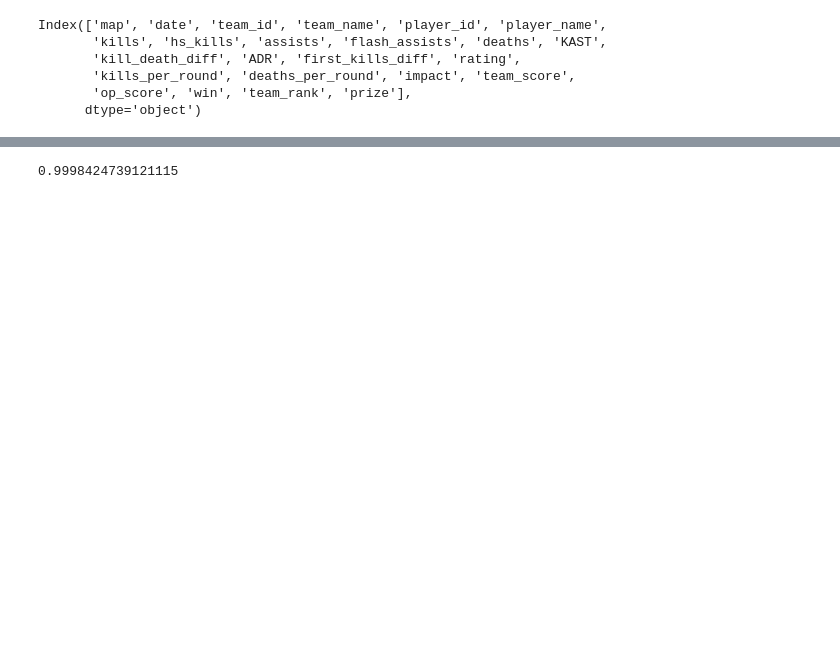
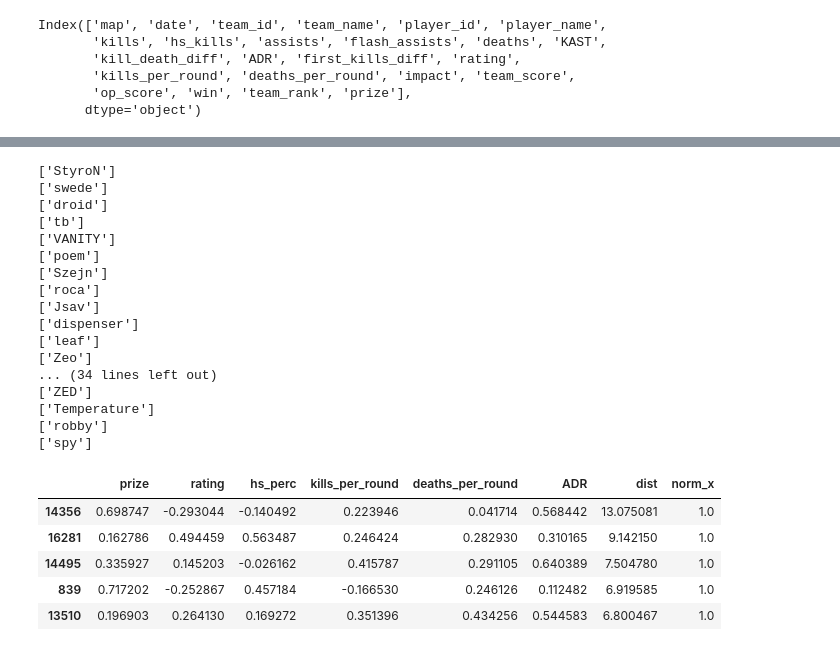
Before and after one commit to emmanuel-garza/insight-csgo, a Jupyter notebook: similarity_score.ipynb, the cells around one changed output, grey strips where cells are left out. Saved outputs shown, nothing was run; the diff lists cells and outputs as text; code cells hidden in the pictures; blank space fills up the shorter version.

```diff
--- a/similarity_score.ipynb
+++ b/similarity_score.ipynb
@@ -136,9 +106,60 @@ array([[0.98128497]])
-# %%
-nx = np.sqrt(0.60153336**2 + 0.26100981**2)
-ny = np.sqrt(0.32155997**2 + 0.14636292**2)
-
-dxy = 0.60153336*0.32155997 + 0.26100981 *0.14636292
-
-print( dxy/nx/ny)
-# %% [output]
-0.9998424739121115
+# %%
+# Using Cosine Similarity
+player_id = 7998
+
+df = pd.DataFrame.from_dict(player_aux,orient='index')
+
+df.prize = (df.prize - df.prize.mean()) / df.prize.std()
+df.rating = (df.rating - df.rating.mean()) / df.rating.std()
+df.head()
+
+for column in df:
+    df[column] = (df[column] - df[column].mean()) / df[column].std()
+
+df_dist = df
+df_dist['dist'] = df['rating']*0.0
+
+
+#norm_y = 0.0
+df_dist['norm_x'] = df_dist['dist']*0.0
+for column in df:
+    df_dist['norm_x'] = df_dist['norm_x'] + df_dist[column]**2
+
+df_dist['norm_x'] = np.sqrt( df_dist['norm_x'] )
+
+
+for column in df:
+    df_dist[column] = df[column]*df_dist.loc[player_id][column] / (df_dist['norm_x']*df_dist.loc[player_id][column])
+    df_dist['dist'] = df_dist['dist'] + df_dist[column]
+
+
+
+df_dist = df_dist.sort_values('dist',ascending=False)
+for player_id in df_dist.index[:50]:
+    print( dict_player[player_id].player_name.unique() )
+
+df_dist.head()
+# %% [output]
+['StyroN']
+['swede']
+['droid']
+['tb']
+['VANITY']
+['poem']
+['Szejn']
+['roca']
+['Jsav']
+['dispenser']
+['leaf']
+['Zeo']
+... (34 lines left out)
+['ZED']
+['Temperature']
+['robby']
+['spy']
+|  | prize | rating | hs_perc | kills_per_round | deaths_per_round | ADR | dist | norm_x |
+| 14356 | 0.698747 | -0.293044 | -0.140492 | 0.223946 | 0.041714 | 0.568442 | 13.075081 | 1.0 |
+| 16281 | 0.162786 | 0.494459 | 0.563487 | 0.246424 | 0.282930 | 0.310165 | 9.142150 | 1.0 |
+| 14495 | 0.335927 | 0.145203 | -0.026162 | 0.415787 | 0.291105 | 0.640389 | 7.504780 | 1.0 |
+| 839 | 0.717202 | -0.252867 | 0.457184 | -0.166530 | 0.246126 | 0.112482 | 6.919585 | 1.0 |
+| 13510 | 0.196903 | 0.264130 | 0.169272 | 0.351396 | 0.434256 | 0.544583 | 6.800467 | 1.0 |
```
Also changed, not shown: parts of 8 cells of this notebook, 7 other files.
